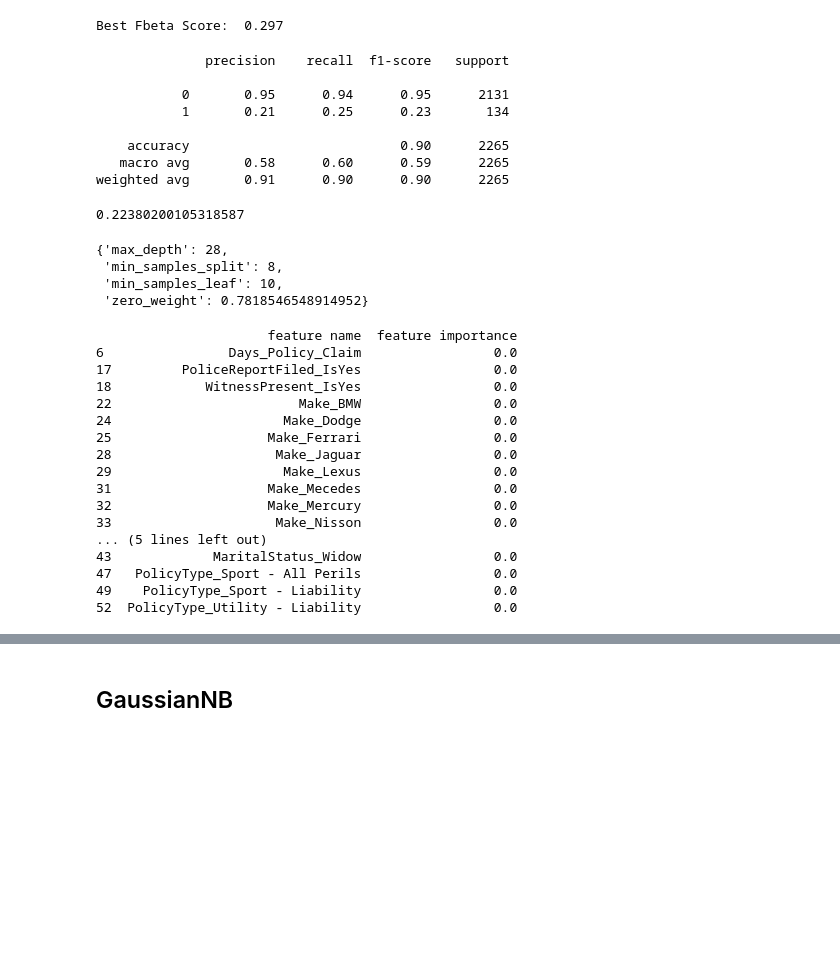
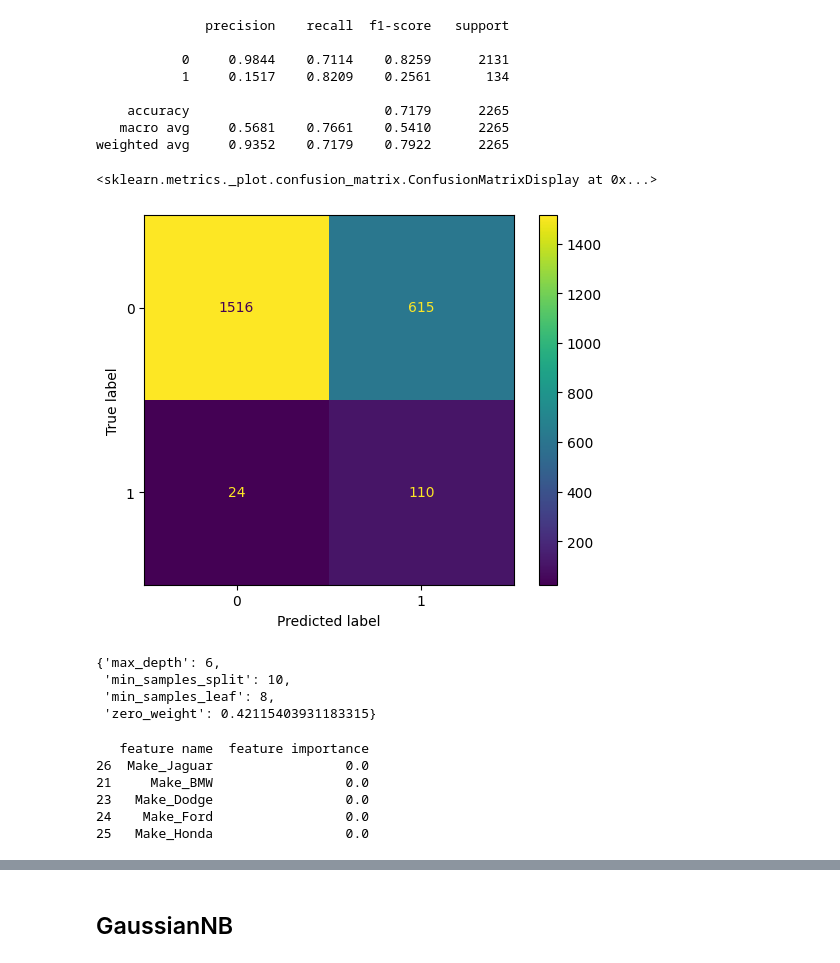
Before and after one commit to hewtungyuen/car-insurance-fraud-BT4012, a Jupyter notebook: Decision Tree.ipynb, the cells around one changed output, grey strips where cells are left out. Cells and saved outputs as stored; diff of their text form; code cells hidden in the pictures; blank space fills up the shorter version.

```diff
--- a/Decision Tree.ipynb
+++ b/Decision Tree.ipynb
@@ -72,52 +136,43 @@ study.optimize(objective, n_trials = 200, timeout = 600)
 # %%
 best_model = create_model(study.best_trial)
 best_model.fit(x_train, y_train)
-print("Best Fbeta Score: ", model_performance(best_model))
+y_pred = best_model.predict(x_valid)
+print(metrics.classification_report(y_valid,y_pred, digits = 4))
 # %% [output]
-Best Fbeta Score:  0.297
+              precision    recall  f1-score   support
+
+           0     0.9844    0.7114    0.8259      2131
+           1     0.1517    0.8209    0.2561       134
+
+    accuracy                         0.7179      2265
+   macro avg     0.5681    0.7661    0.5410      2265
+weighted avg     0.9352    0.7179    0.7922      2265
-# %%
-y_pred = best_model.predict(x_test)
-print(metrics.classification_report(y_test,y_pred))
-metrics.fbeta_score(y_test,y_pred, beta = 0.75)
-# %% [output]
-              precision    recall  f1-score   support
-
-           0       0.95      0.94      0.95      2131
-           1       0.21      0.25      0.23       134
-
-    accuracy                           0.90      2265
-   macro avg       0.58      0.60      0.59      2265
-weighted avg       0.91      0.90      0.90      2265
-0.22380200105318587
-# %%
-study.best_trial.params
-# %% [output]
-{'max_depth': 28,
- 'min_samples_split': 8,
- 'min_samples_leaf': 10,
- 'zero_weight': 0.7818546548914952}
+# %%
+#Ploting the confusion matrix
+cm=metrics.confusion_matrix(y_valid,y_pred)
+disp = metrics.ConfusionMatrixDisplay(confusion_matrix=cm)
+disp.plot()
+# %% [output]
+<sklearn.metrics._plot.confusion_matrix.ConfusionMatrixDisplay at 0x...>
+[figure, added]
+# %%
+study.best_params
+# %% [output]
+{'max_depth': 6,
+ 'min_samples_split': 10,
+ 'min_samples_leaf': 8,
+ 'zero_weight': 0.42115403931183315}
 # %%
 feature_impt = pd.DataFrame({'feature name':best_model.feature_names_in_, 'feature importance':best_model.feature_importances_})
-not_impt = feature_impt[feature_impt['feature importance'] == 0]
+not_impt = feature_impt.sort_values('feature importance').iloc[0:5,:]
 print(not_impt)
 # %% [output]
-                      feature name  feature importance
-6                Days_Policy_Claim                 0.0
-17         PoliceReportFiled_IsYes                 0.0
-18            WitnessPresent_IsYes                 0.0
-22                        Make_BMW                 0.0
-24                      Make_Dodge                 0.0
-25                    Make_Ferrari                 0.0
-28                     Make_Jaguar                 0.0
-29                      Make_Lexus                 0.0
-31                    Make_Mecedes                 0.0
-32                    Make_Mercury                 0.0
-33                     Make_Nisson                 0.0
-... (5 lines left out)
-43             MaritalStatus_Widow                 0.0
-47   PolicyType_Sport - All Perils                 0.0
-49    PolicyType_Sport - Liability                 0.0
-52  PolicyType_Utility - Liability                 0.0
+   feature name  feature importance
+26  Make_Jaguar                 0.0
+21     Make_BMW                 0.0
+23   Make_Dodge                 0.0
+24    Make_Ford                 0.0
+25   Make_Honda                 0.0
 # %%
 import matplotlib.pyplot as plt
 model_ranks = pd.Series(best_model.feature_importances_, index=x_train.columns, name='Importance').sort_values(ascending=False, inplace=False)
```
Also changed, not shown: parts of 29 cells of this notebook, 3 other files.
